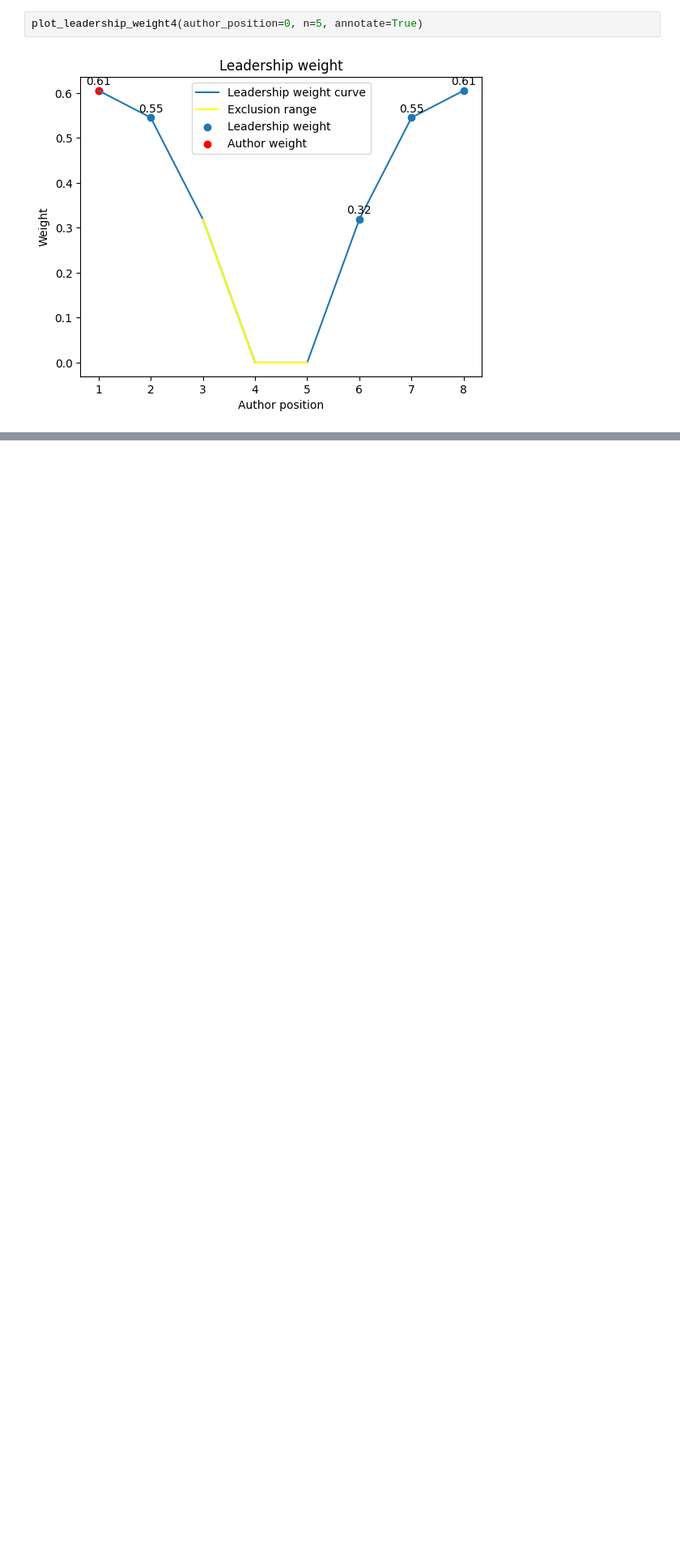
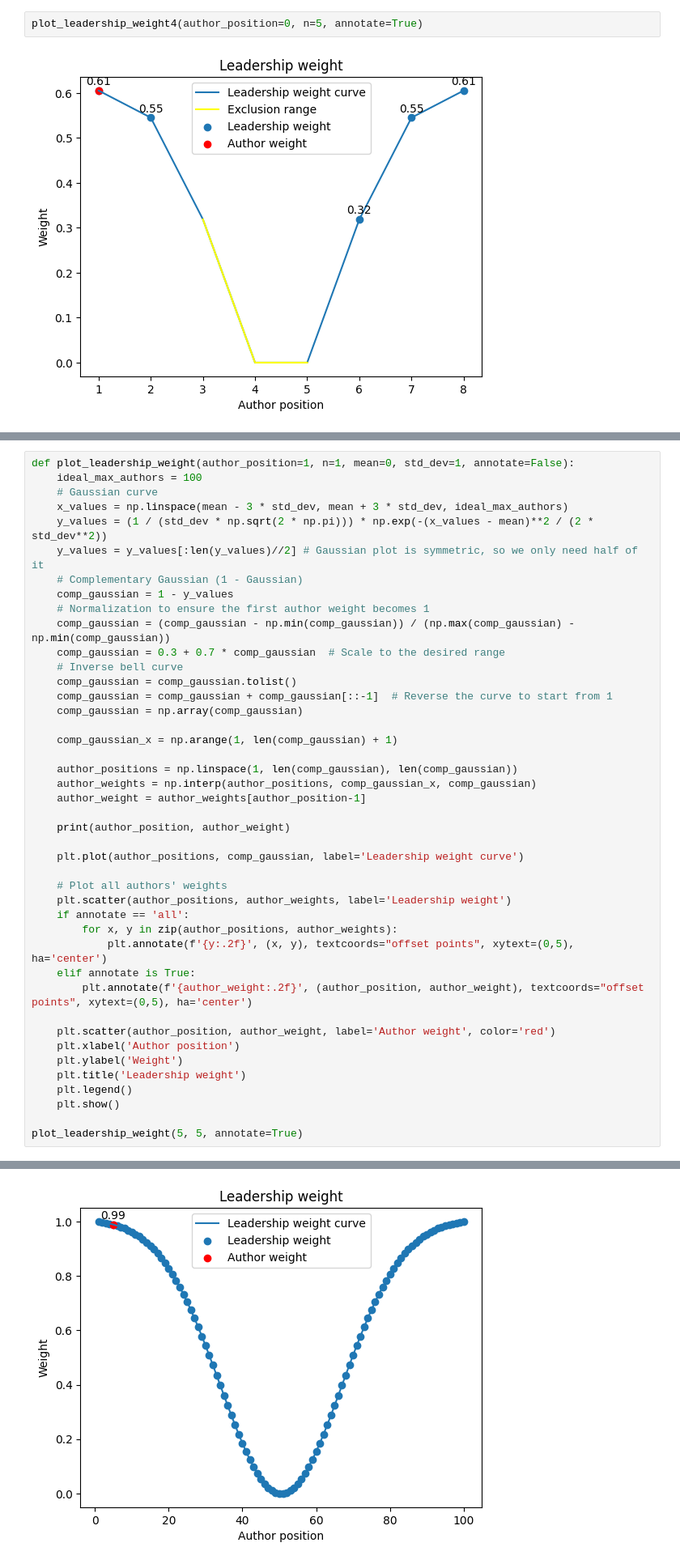
Before and after one commit to nepython/metrics, a Jupyter notebook: plots.ipynb, the cells around one changed output, grey strips where cells are left out. Shown: that part at 81% size. Cells and saved outputs as stored; diff of their text form; blank space fills up the shorter version.

```diff
--- a/plots.ipynb
+++ b/plots.ipynb
@@ -226,0 +227,44 @@ plot_leadership_weight_final(2, 10, annotate=False)
+# %%
+def plot_leadership_weight(author_position=1, n=1, mean=0, std_dev=1, annotate=False):
+    ideal_max_authors = 100
+    # Gaussian curve
+    x_values = np.linspace(mean - 3 * std_dev, mean + 3 * std_dev, ideal_max_authors)
+    y_values = (1 / (std_dev * np.sqrt(2 * np.pi))) * np.exp(-(x_values - mean)**2 / (2 * std_dev**2))
+    y_values = y_values[:len(y_values)//2] # Gaussian plot is symmetric, so we only need half of it
+    # Complementary Gaussian (1 - Gaussian)
+    comp_gaussian = 1 - y_values
+    # Normalization to ensure the first author weight becomes 1
+    comp_gaussian = (comp_gaussian - np.min(comp_gaussian)) / (np.max(comp_gaussian) - np.min(comp_gaussian))
+    comp_gaussian = 0.3 + 0.7 * comp_gaussian  # Scale to the desired range
+    # Inverse bell curve
+    comp_gaussian = comp_gaussian.tolist()
+    comp_gaussian = comp_gaussian + comp_gaussian[::-1]  # Reverse the curve to start from 1
+    comp_gaussian = np.array(comp_gaussian)
+
+    comp_gaussian_x = np.arange(1, len(comp_gaussian) + 1)
+
+    author_positions = np.linspace(1, len(comp_gaussian), len(comp_gaussian))
+    author_weights = np.interp(author_positions, comp_gaussian_x, comp_gaussian)
+    author_weight = author_weights[author_position-1]
+
+    print(author_position, author_weight)
+
+    plt.plot(author_positions, comp_gaussian, label='Leadership weight curve')
+
+    # Plot all authors' weights
+    plt.scatter(author_positions, author_weights, label='Leadership weight')
+    if annotate == 'all':
+        for x, y in zip(author_positions, author_weights):
+            plt.annotate(f'{y:.2f}', (x, y), textcoords="offset points", xytext=(0,5), ha='center')
+    elif annotate is True:
+        plt.annotate(f'{author_weight:.2f}', (author_position, author_weight), textcoords="offset points", xytext=(0,5), ha='center')
+
+    plt.scatter(author_position, author_weight, label='Author weight', color='red')
+    plt.xlabel('Author position')
+    plt.ylabel('Weight')
+    plt.title('Leadership weight')
+    plt.legend()
+    plt.show()
+
+plot_leadership_weight(5, 5, annotate=True)
+# %% [output]
@@ -226,0 +272 @@ plot_leadership_weight_final(2, 10, annotate=False)
+[figure, added]
```
Also changed, not shown: parts of 2 cells of this notebook, 11 other files.
